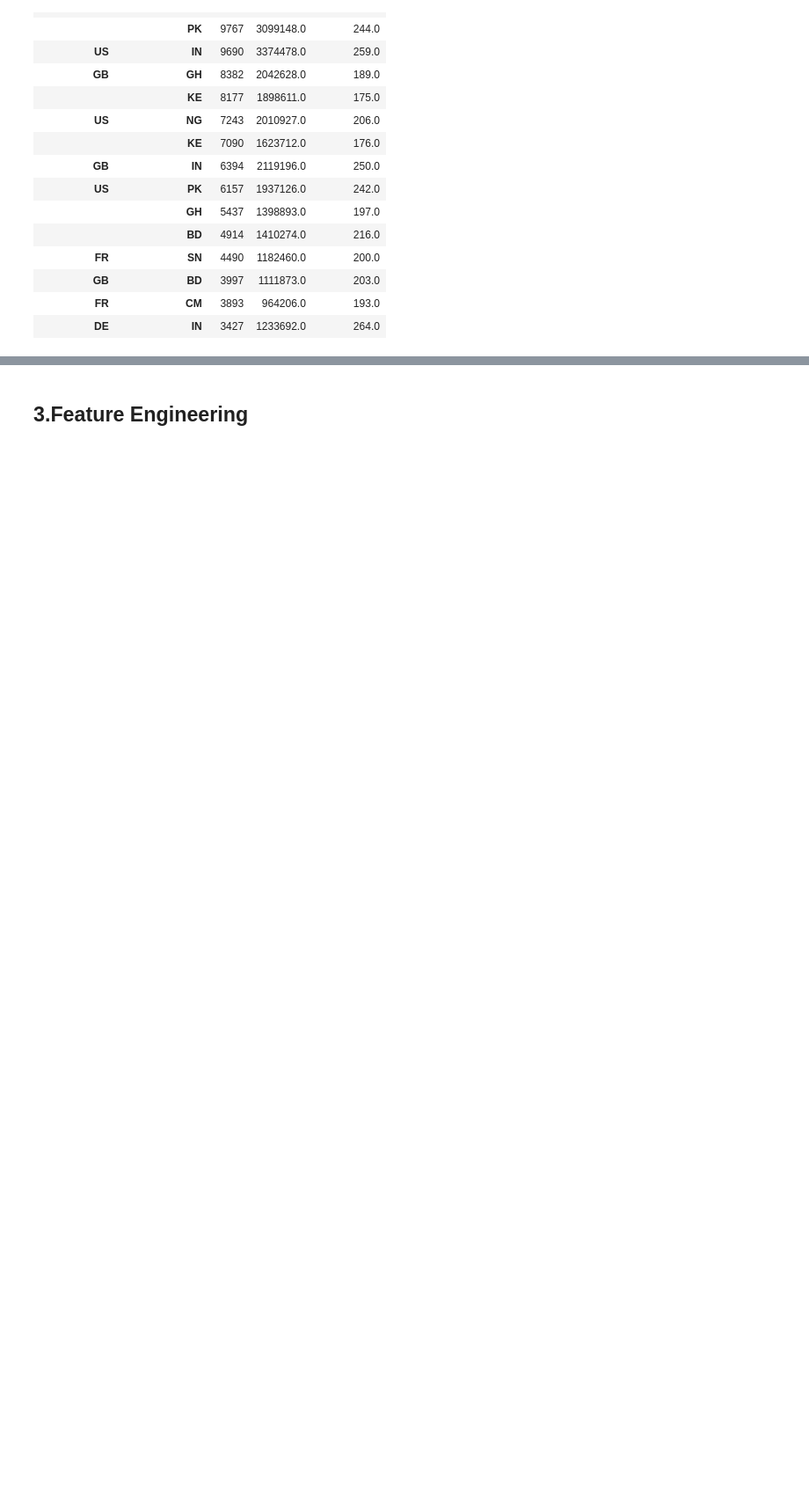
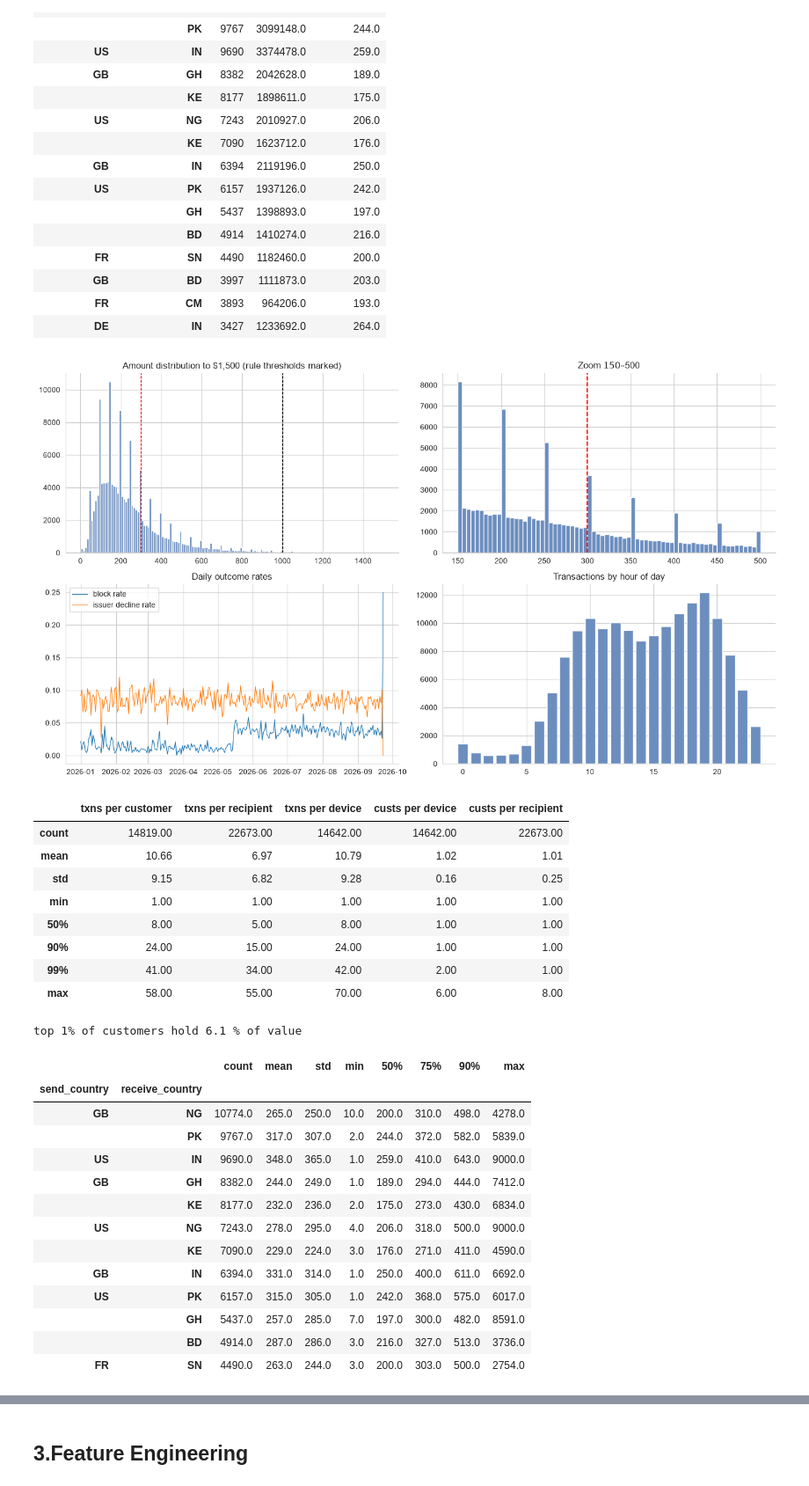
Before and after one commit to vincentmuiruri/NALA-Money-Fraud-Analyst-Case-Study, a Jupyter notebook: fraud_analysis.ipynb, the cells around one changed output, grey strips where cells are left out. Shown at 88% size. Saved outputs shown, nothing was run; the diff lists cells and outputs as text; code cells hidden in the pictures; blank space fills up the shorter version.

Commit message:
Complete fraud analysis: features, pattern discovery, rule evaluation, risk score, labelled evaluation and recommendations
Co-Authored-By: Claude Sonnet 5.5 <noreply@anthropic.com>

```diff
--- a/fraud_analysis.ipynb
+++ b/fraud_analysis.ipynb
@@ -336,3 +336,78 @@ Name: amount_usd, dtype: float64
 | GB | BD | 3997 | 1111873.0 | 203.0 |
 | FR | CM | 3893 | 964206.0 | 193.0 |
 | DE | IN | 3427 | 1233692.0 | 264.0 |
+# %%
+fig, ax = plt.subplots(2, 2, figsize=(14, 8))
+
+# (a) amount distribution around the known rule thresholds
+sub = clean[clean.amount_usd <= 1500]
+ax[0,0].hist(sub.amount_usd, bins=150, color='#6c8ebf')
+for t, c in [(300,'red'), (1000,'black')]:
+    ax[0,0].axvline(t, color=c, ls='--', lw=1)
+ax[0,0].set_title('Amount distribution to $1,500 (rule thresholds marked)')
+
+# (b) zoom: is there a cliff or spike at 300?
+z = clean[clean.amount_usd.between(150, 500)]
+ax[0,1].hist(z.amount_usd, bins=70, color='#6c8ebf')
+ax[0,1].axvline(300, color='red', ls='--')
+ax[0,1].set_title('Zoom $150–$500')
+
+# (c) daily block rate — pins the date of the step change
+d = clean.groupby(clean.timestamp.dt.date).status.agg(
+    block=lambda s: (s=='BLOCKED_RISK').mean(),
+    decline=lambda s: (s=='DECLINED_ISSUER').mean())
+ax[1,0].plot(pd.to_datetime(d.index), d.block, lw=.9, label='block rate')
+ax[1,0].plot(pd.to_datetime(d.index), d.decline, lw=.9, label='issuer decline rate')
+ax[1,0].legend(); ax[1,0].set_title('Daily outcome rates')
+
+# (d) hour-of-day baseline
+ax[1,1].bar(*np.unique(clean.timestamp.dt.hour, return_counts=True), color='#6c8ebf')
+ax[1,1].set_title('Transactions by hour of day')
+plt.tight_layout(); plt.show()
+
+# concentration — the tail matters more than the mean
+conc = pd.DataFrame({
+    'txns per customer' : clean.customer_id.value_counts().describe([.5,.9,.99]),
+    'txns per recipient': clean.recipient_id.value_counts().describe([.5,.9,.99]),
+    'txns per device'   : clean.device_id.value_counts().describe([.5,.9,.99]),
+    'custs per device'  : clean.groupby('device_id').customer_id.nunique().describe([.5,.9,.99]),
+    'custs per recipient': clean.groupby('recipient_id').customer_id.nunique().describe([.5,.9,.99]),
+}).round(2)
+display(conc)
+
+# value concentration
+cv = clean.groupby('customer_id').amount_usd.sum().sort_values(ascending=False)
+print('top 1% of customers hold', round(100*cv.head(int(len(cv)*.01)).sum()/cv.sum(),1), '% of value')
+
+# corridor amount spread — is a flat threshold defensible?
+cs = (clean.groupby(['send_country','receive_country']).amount_usd
+        .describe([.5,.75,.9]).round(0).sort_values('count', ascending=False).head(12))
+display(cs)
+print('\nshare of all payments above $300:', round((clean.amount_usd>300).mean(),3))
+print('share above $1,000            :', round((clean.amount_usd>1000).mean(),4))
+# %% [output]
+[figure, added]
+|  | txns per customer | txns per recipient | txns per device | custs per device | custs per recipient |
+| count | 14819.00 | 22673.00 | 14642.00 | 14642.00 | 22673.00 |
+| mean | 10.66 | 6.97 | 10.79 | 1.02 | 1.01 |
+| std | 9.15 | 6.82 | 9.28 | 0.16 | 0.25 |
+| min | 1.00 | 1.00 | 1.00 | 1.00 | 1.00 |
+| 50% | 8.00 | 5.00 | 8.00 | 1.00 | 1.00 |
+| 90% | 24.00 | 15.00 | 24.00 | 1.00 | 1.00 |
+| 99% | 41.00 | 34.00 | 42.00 | 2.00 | 1.00 |
+| max | 58.00 | 55.00 | 70.00 | 6.00 | 8.00 |
+top 1% of customers hold 6.1 % of value
+|  |  | count | mean | std | min | 50% | 75% | 90% | max |
+| send_country | receive_country |  |  |  |  |  |  |  |  |
+| GB | NG | 10774.0 | 265.0 | 250.0 | 10.0 | 200.0 | 310.0 | 498.0 | 4278.0 |
+|  | PK | 9767.0 | 317.0 | 307.0 | 2.0 | 244.0 | 372.0 | 582.0 | 5839.0 |
+| US | IN | 9690.0 | 348.0 | 365.0 | 1.0 | 259.0 | 410.0 | 643.0 | 9000.0 |
+| GB | GH | 8382.0 | 244.0 | 249.0 | 1.0 | 189.0 | 294.0 | 444.0 | 7412.0 |
+|  | KE | 8177.0 | 232.0 | 236.0 | 2.0 | 175.0 | 273.0 | 430.0 | 6834.0 |
+| US | NG | 7243.0 | 278.0 | 295.0 | 4.0 | 206.0 | 318.0 | 500.0 | 9000.0 |
+|  | KE | 7090.0 | 229.0 | 224.0 | 3.0 | 176.0 | 271.0 | 411.0 | 4590.0 |
+| GB | IN | 6394.0 | 331.0 | 314.0 | 1.0 | 250.0 | 400.0 | 611.0 | 6692.0 |
+| US | PK | 6157.0 | 315.0 | 305.0 | 1.0 | 242.0 | 368.0 | 575.0 | 6017.0 |
+|  | GH | 5437.0 | 257.0 | 285.0 | 7.0 | 197.0 | 300.0 | 482.0 | 8591.0 |
+|  | BD | 4914.0 | 287.0 | 286.0 | 3.0 | 216.0 | 327.0 | 513.0 | 3736.0 |
+| FR | SN | 4490.0 | 263.0 | 244.0 | 3.0 | 200.0 | 303.0 | 500.0 | 2754.0 |
```
Also changed, not shown: parts of 58 cells of this notebook.
